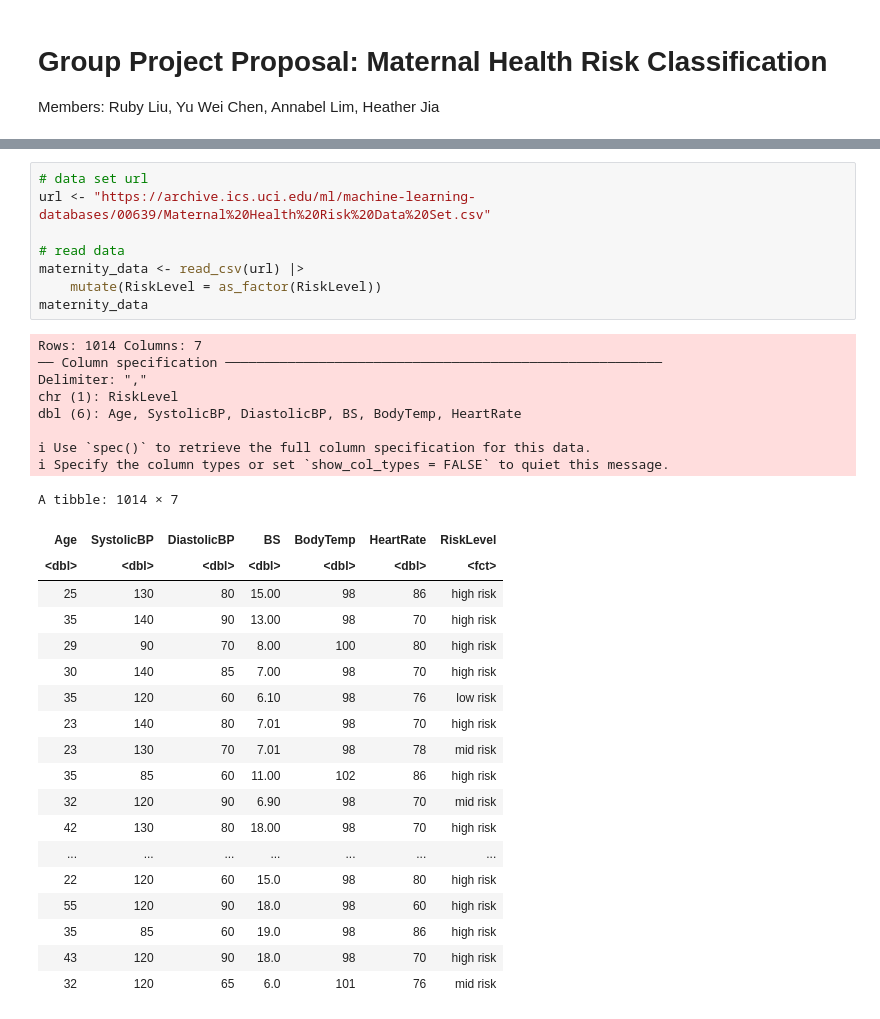
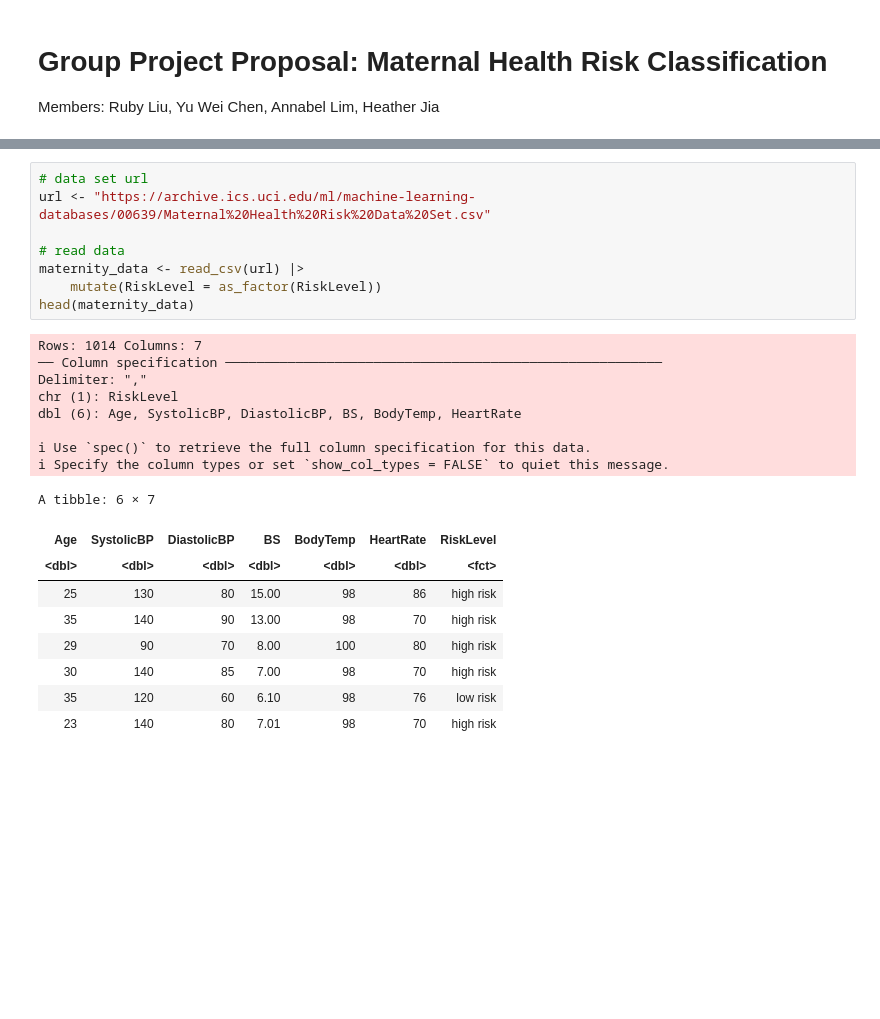
Before and after one commit to rukabii/dsci-100-group-project-006-29, a Jupyter notebook: group_project_proposal.ipynb, the cells around one changed output, grey strips where cells are left out. Drawn from its saved outputs; the diff is of its cells as text; blank space fills up the shorter version.

```diff
--- a/group_project_proposal.ipynb
+++ b/group_project_proposal.ipynb
@@ -36,36 +46,26 @@ set.seed(5);
 # %%
 # data set url
 url <- "https://archive.ics.uci.edu/ml/machine-learning-databases/00639/Maternal%20Health%20Risk%20Data%20Set.csv"
 
 # read data
 maternity_data <- read_csv(url) |>
     mutate(RiskLevel = as_factor(RiskLevel))
-maternity_data
+head(maternity_data)
 # %% [output]
 Rows: 1014 Columns: 7
 ── Column specification ────────────────────────────────────────────────────────
 Delimiter: ","
 chr (1): RiskLevel
 dbl (6): Age, SystolicBP, DiastolicBP, BS, BodyTemp, HeartRate
 
 ℹ Use `spec()` to retrieve the full column specification for this data.
 ℹ Specify the column types or set `show_col_types = FALSE` to quiet this message.
-A tibble: 1014 × 7
+A tibble: 6 × 7
 | Age | SystolicBP | DiastolicBP | BS | BodyTemp | HeartRate | RiskLevel |
 | <dbl> | <dbl> | <dbl> | <dbl> | <dbl> | <dbl> | <fct> |
 | 25 | 130 | 80 | 15.00 | 98 | 86 | high risk |
 | 35 | 140 | 90 | 13.00 | 98 | 70 | high risk |
 | 29 | 90 | 70 | 8.00 | 100 | 80 | high risk |
 | 30 | 140 | 85 | 7.00 | 98 | 70 | high risk |
 | 35 | 120 | 60 | 6.10 | 98 | 76 | low risk |
 | 23 | 140 | 80 | 7.01 | 98 | 70 | high risk |
-| 23 | 130 | 70 | 7.01 | 98 | 78 | mid risk |
-| 35 | 85 | 60 | 11.00 | 102 | 86 | high risk |
-| 32 | 120 | 90 | 6.90 | 98 | 70 | mid risk |
-| 42 | 130 | 80 | 18.00 | 98 | 70 | high risk |
-| ... | ... | ... | ... | ... | ... | ... |
-| 22 | 120 | 60 | 15.0 | 98 | 80 | high risk |
-| 55 | 120 | 90 | 18.0 | 98 | 60 | high risk |
-| 35 | 85 | 60 | 19.0 | 98 | 86 | high risk |
-| 43 | 120 | 90 | 18.0 | 98 | 70 | high risk |
-| 32 | 120 | 65 | 6.0 | 101 | 76 | mid risk |
```
Also changed, not shown: parts of 12 cells of this notebook.
